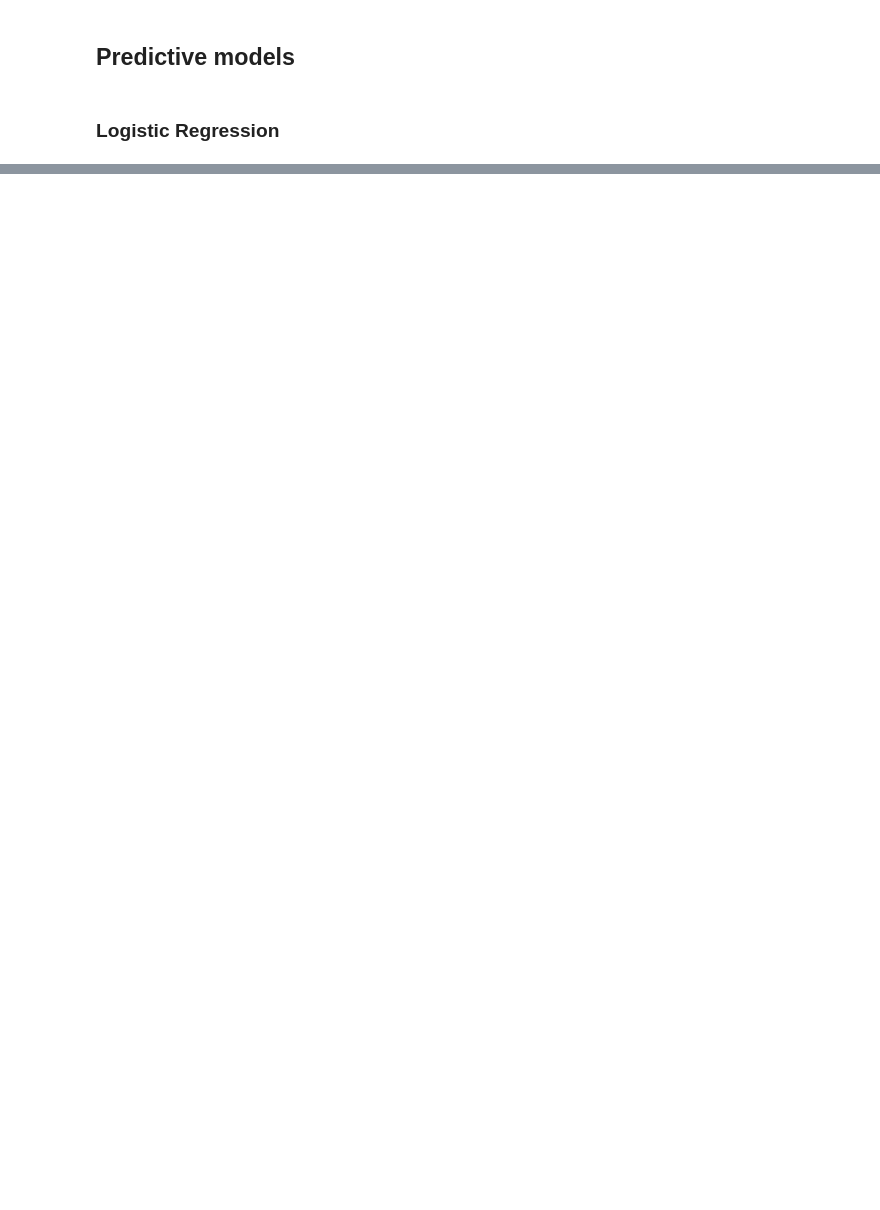
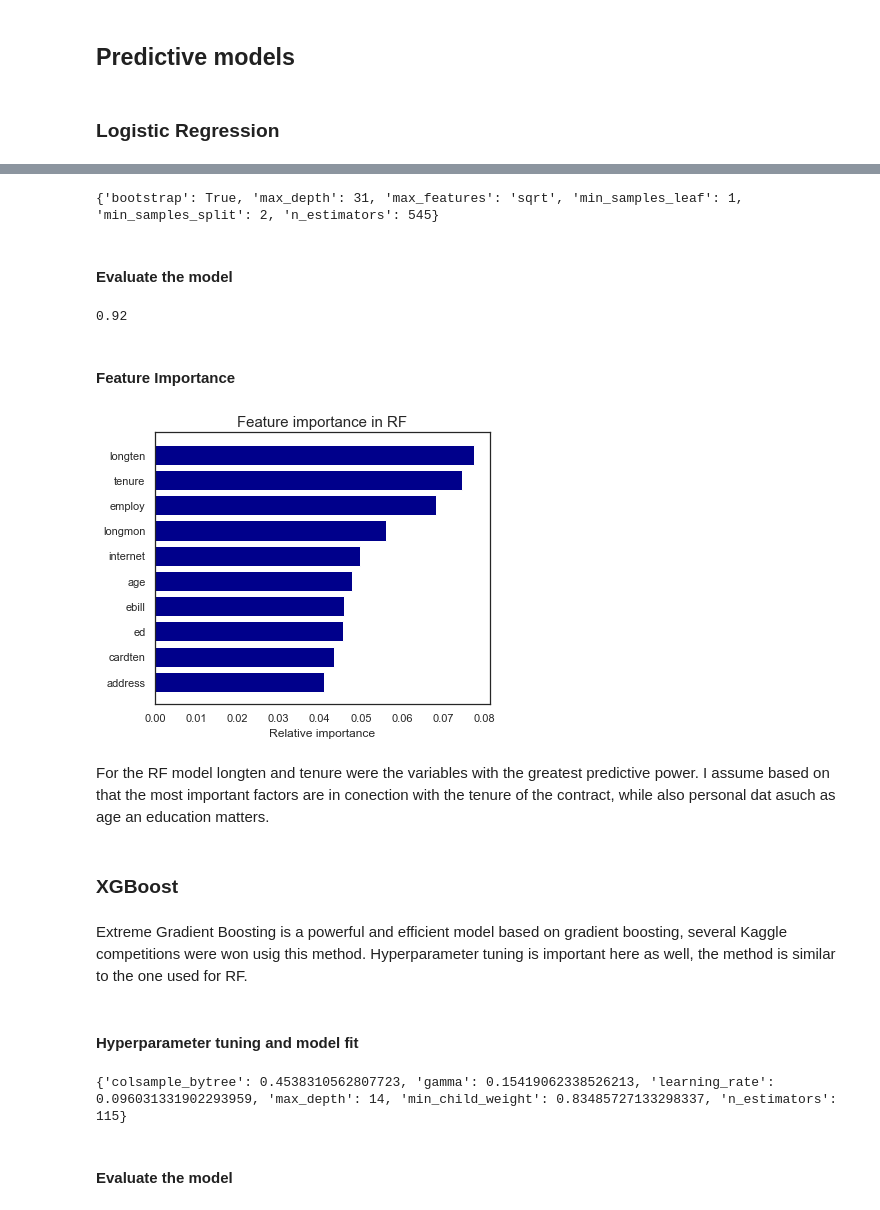
Before and after one commit to hollosy/telco_churn, a Jupyter notebook: Churn prediction.ipynb, the cells around one changed output, grey strips where cells are left out. Drawn from its saved outputs; the diff is of its cells as text; code cells hidden in the pictures; blank space fills up the shorter version.

```diff
--- a/Churn prediction.ipynb
+++ b/Churn prediction.ipynb
@@ -273,0 +303,64 @@ array([ 0.79739546,  0.80526177,  0.80943957,  0.84831947])
+# %%
+# Initialize Random Forest object
+rf = RandomForestClassifier(random_state = 12)
+
+# Random Grid containing the hyperparameter set from which the parameters will be randomly selecte
+random_grid = {'n_estimators': stats.randint(50, 1000),
+               'max_features': ['auto', 'sqrt'],
+               'max_depth': stats.randint(10, 150),
+               'min_samples_split': stats.randint(2, 10),
+               'min_samples_leaf': stats.randint(1, 4),
+               'bootstrap': [True]}
+
+# Finding the optimal hyperparameters validated using 3-fold cross validation
+rf_tuned = RandomizedSearchCV(estimator = rf,
+                              param_distributions = random_grid,
+                              n_iter = 100,
+                              cv = 3,
+                              # verbose = 2,
+                              random_state = 34,
+                              n_jobs = -1)
+
+rf_tuned.fit(X_train, np.ravel(y_train));
+# %%
+# The final parameter set
+print(rf_tuned.best_params_)
+# %% [output]
+{'bootstrap': True, 'max_depth': 31, 'max_features': 'sqrt', 'min_samples_leaf': 1, 'min_samples_split': 2, 'n_estimators': 545}
+# %% [markdown]
+#### Evaluate the model
+# %%
+# Evaluate the fitted model using CV
+rf_final = rf_tuned.best_estimator_
+rf_final_cv = cross_val_score(rf_final,
+                              X_train, np.ravel(y_train),
+                              cv = 3,
+                              scoring = 'roc_auc')
+rf_auc = np.mean(rf_final_cv)
+print(rf_auc.round(2))
+# %% [output]
+0.92
+# %% [markdown]
+#### Feature Importance
+# %%
+# Feature importance plot
+features = X_train.columns
+
+importances = rf_final.feature_importances_
+indices = np.argsort(importances)[-10:]
+
+plt.figure(figsize=(6, 5))
+plt.title('Feature importance in RF', size = 15)
+plt.barh(range(len(indices)), importances[indices], color='darkblue', align='center')
+plt.yticks(range(len(indices)), features[indices])
+plt.xlabel('Relative importance', size = 12);
+# %% [output]
+[figure, added]
+# %% [markdown]
+For the RF model longten and tenure were the variables with the greatest predictive power. I assume based on that the most important factors are in conection with the tenure of the contract, while also personal dat asuch as age an education matters.
+# %% [markdown]
+### XGBoost
+# %% [markdown]
+Extreme Gradient Boosting is a powerful and efficient model based on gradient boosting, several Kaggle competitions were won usig this method. Hyperparameter tuning is important here as well, the method is similar to the one used for RF.
+# %% [markdown]
+#### Hyperparameter tuning and model fit
@@ -273,0 +392,7 @@ array([ 0.79739546,  0.80526177,  0.80943957,  0.84831947])
+# %%
+# Final parameter set
+print(xgb_tuned.best_params_)
+# %% [output]
+{'colsample_bytree': 0.4538310562807723, 'gamma': 0.15419062338526213, 'learning_rate': 0.096031331902293959, 'max_depth': 14, 'min_child_weight': 0.83485727133298337, 'n_estimators': 115}
+# %% [markdown]
+#### Evaluate the model
```
Also changed, not shown: parts of 44 cells of this notebook.
